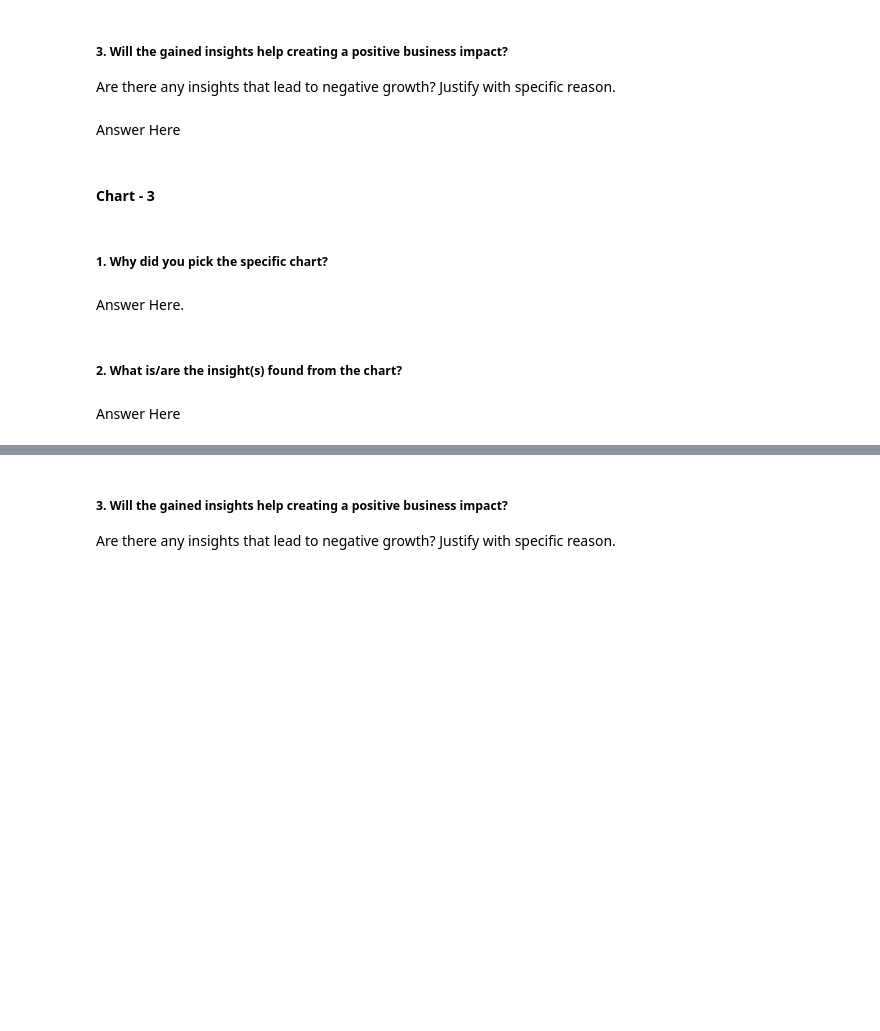
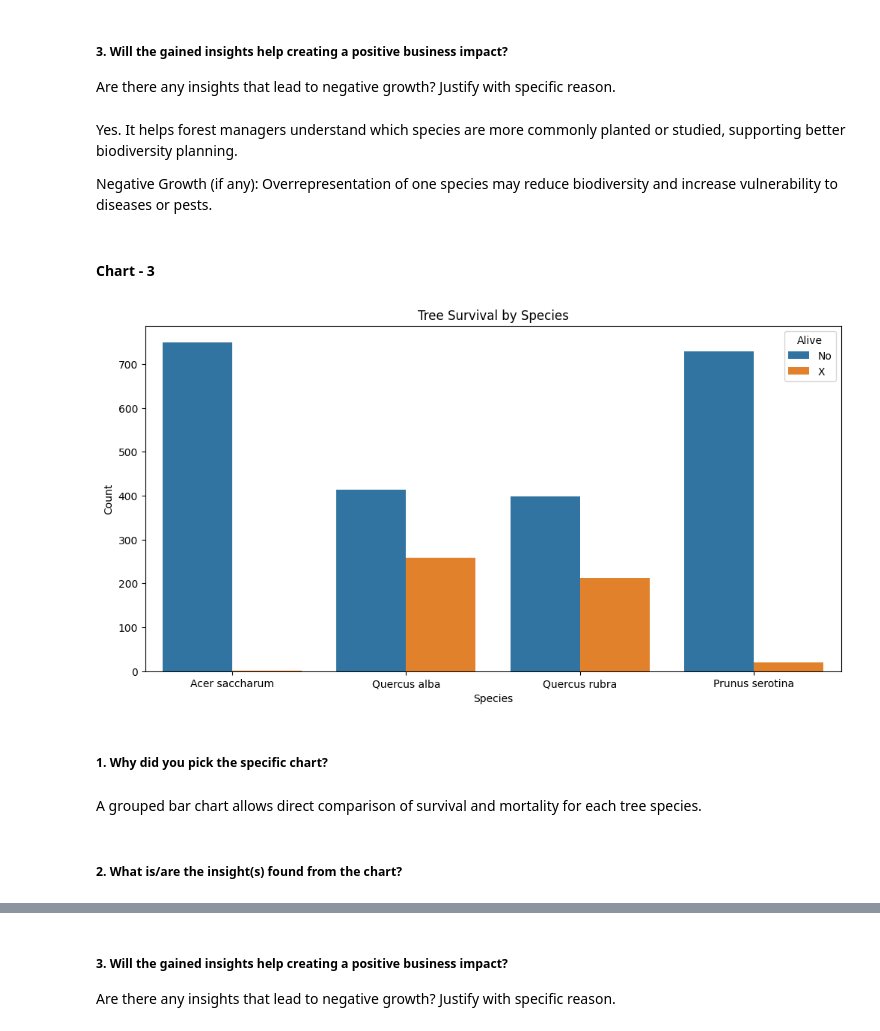
Before and after one commit to SEnvironment/AIML_Winnovation_2026_Classification_Project, a Jupyter notebook: Alok_Tree_Survival_Prediction_Classification_Project.ipynb, the cells around one changed output, grey strips where cells are left out. Cells and saved outputs as stored; diff of their text form; code cells hidden in the pictures; blank space fills up the shorter version.

```diff
--- a/Alok_Tree_Survival_Prediction_Classification_Project.ipynb
+++ b/Alok_Tree_Survival_Prediction_Classification_Project.ipynb
@@ -344,7 +366,10 @@ Answer Here
 # %% [markdown]
 ##### 3. Will the gained insights help creating a positive business impact?
 Are there any insights that lead to negative growth? Justify with specific reason.
-# %% [markdown]
-Answer Here
+# %% [markdown]
+Yes. It helps forest managers understand which species are more commonly planted or studied, supporting better biodiversity planning.
+
+Negative Growth (if any):
+Overrepresentation of one species may reduce biodiversity and increase vulnerability to diseases or pests.
 # %% [markdown]
 #### Chart - 3
@@ -353,8 +376,17 @@ Answer Here
+# %%
+plt.figure(figsize=(12,6))
+sns.countplot(x='Species', hue='Alive', data=ts)
+plt.xticks(rotation=0)
+plt.title('Tree Survival by Species')
+plt.xlabel('Species')
+plt.ylabel('Count')
+plt.legend(title='Alive')
+plt.show()
+# %% [output]
+[figure, added]
 # %% [markdown]
 ##### 1. Why did you pick the specific chart?
-# %% [markdown]
-Answer Here.
+# %% [markdown]
+A grouped bar chart allows direct comparison of survival and mortality for each tree species.
 # %% [markdown]
 ##### 2. What is/are the insight(s) found from the chart?
-# %% [markdown]
-Answer Here
```
Also changed, not shown: parts of 110 cells of this notebook.
